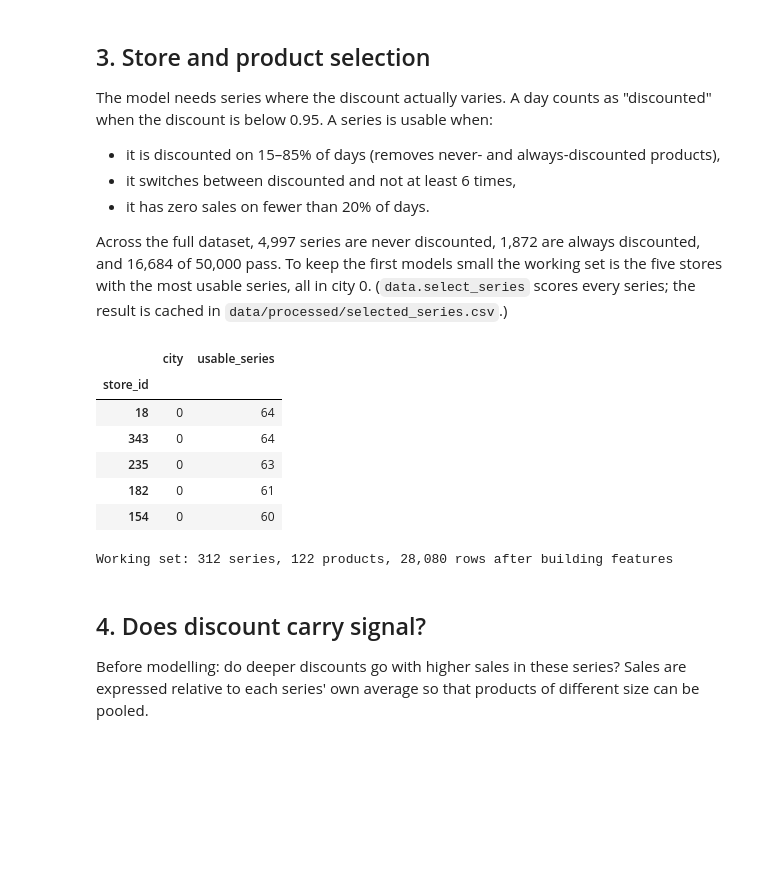
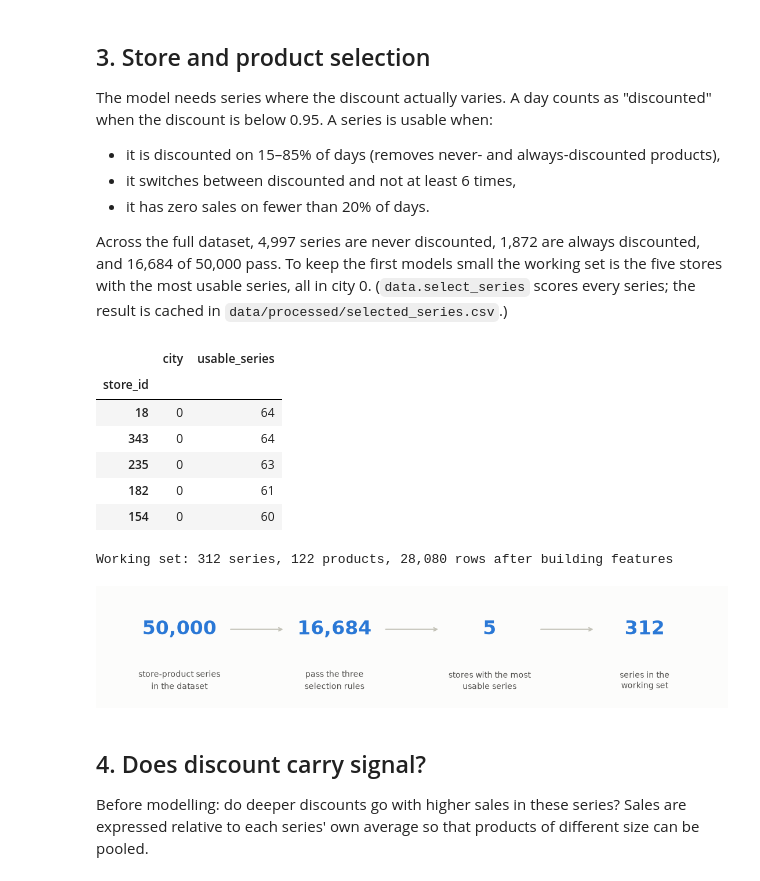
Before and after one commit to Lisayinyy/MAIB_7002, a Jupyter notebook: discount_sales_prediction.ipynb, the cells around one changed output. Drawn from its saved outputs; the diff is of its cells as text; code cells hidden in the pictures; blank space fills up the shorter version.

```diff
--- a/discount_sales_prediction.ipynb
+++ b/discount_sales_prediction.ipynb
@@ -71,19 +71,23 @@ Across the full dataset, 4,997 series are never discounted, 1,872 are always dis
 # %%
 feat = data.load_features()  # builds data/processed/ from the raw parquet files on first use
 selected = pd.read_csv(C.PROCESSED / "selected_series.csv")
 
 stores = selected.groupby("store_id").agg(city=("city_id", "first"), usable_series=("product_id", "size"))
 display(stores.sort_values("usable_series", ascending=False))
 print(f"Working set: {len(selected)} series, {selected.product_id.nunique()} products, {len(feat):,} rows after building features")
+fig = plots.plot_selection_funnel([("50,000", "store-product series\nin the dataset"), ("16,684", "pass the three\nselection rules"),
+                                   ("5", "stores with the most\nusable series"), (f"{len(selected)}", "series in the\nworking set")],
+                                  save=C.RESULTS / "selection_funnel.png")
 # %% [output]
 |  | city | usable_series |
 | store_id |  |  |
 | 18 | 0 | 64 |
 | 343 | 0 | 64 |
 | 235 | 0 | 63 |
 | 182 | 0 | 61 |
 | 154 | 0 | 60 |
 Working set: 312 series, 122 products, 28,080 rows after building features
+[figure, added]
 # %% [markdown]
 ## 4. Does discount carry signal?
 
```
Also changed, not shown: parts of 26 cells of this notebook, 14 other files.
